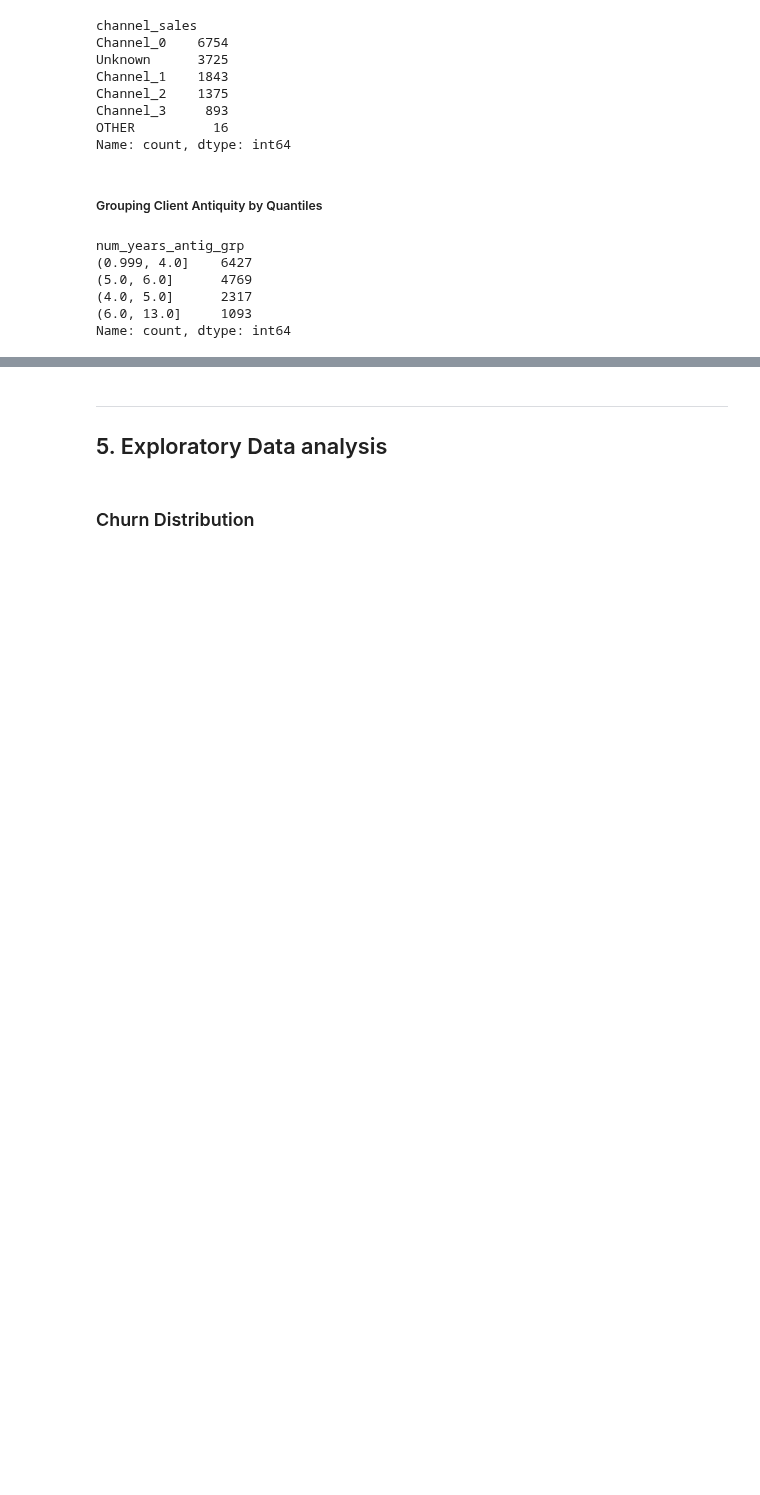
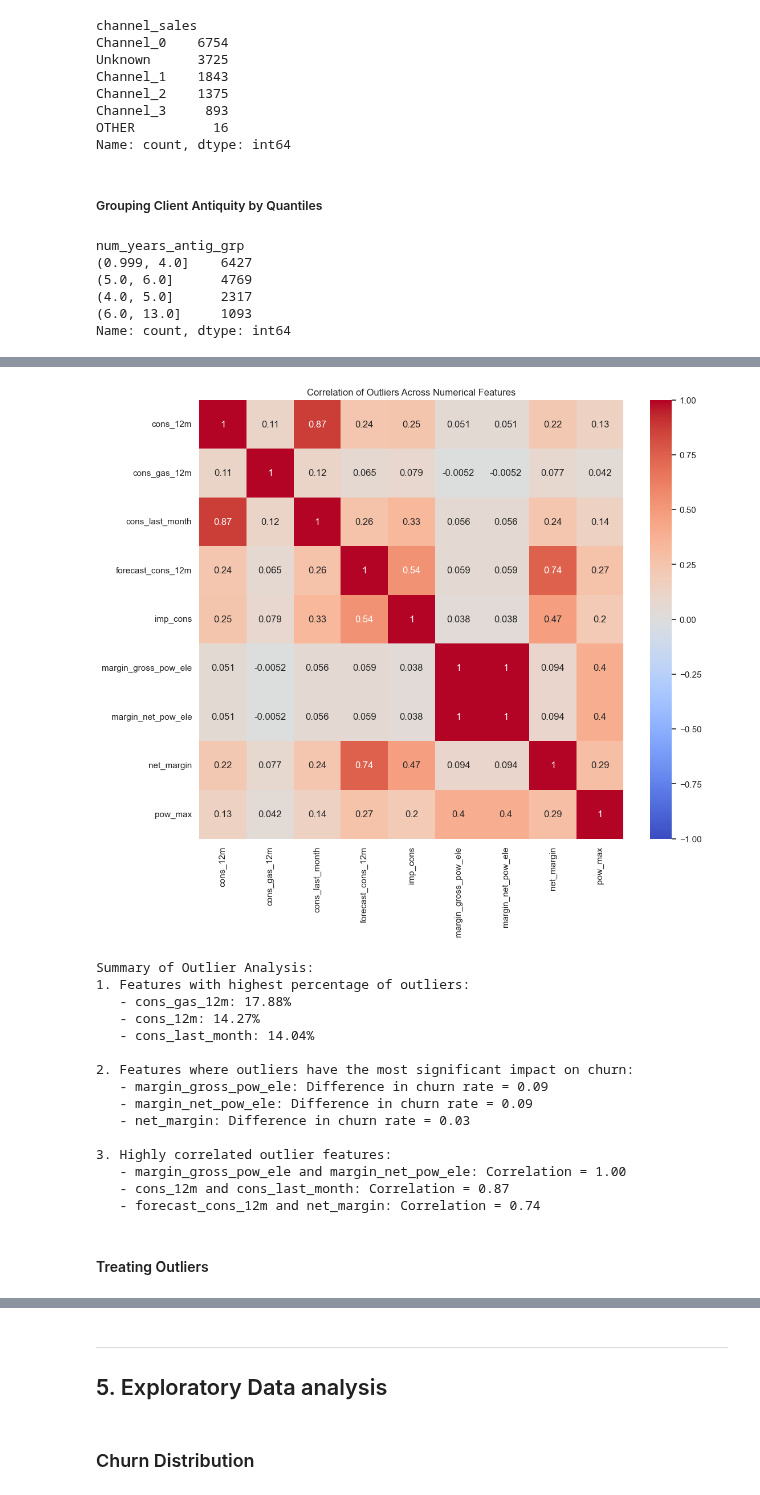
Before and after one commit to ramdhanhdy/DS_Project, a Jupyter notebook: BCG_DataScience_VI/Task2_EDA.ipynb, the cells around one changed output, grey strips where cells are left out. Cells and saved outputs as stored; diff of their text form; code cells hidden in the pictures; blank space fills up the shorter version.

```diff
--- a/BCG_DataScience_VI/Task2_EDA.ipynb
+++ b/BCG_DataScience_VI/Task2_EDA.ipynb
@@ -473,0 +588,58 @@ Name: count, dtype: int64
+# %%
+# Correlation analysis of outliers
+outlier_mask = client_df[numerical_columns].apply(lambda x: (x < x.quantile(0.25) - 1.5 * (x.quantile(0.75) - x.quantile(0.25))) |
+                                                   (x > x.quantile(0.75) + 1.5 * (x.quantile(0.75) - x.quantile(0.25))))
+outlier_corr = outlier_mask.corr()
+
+plt.figure(figsize=(12, 10))
+sns.heatmap(outlier_corr, annot=True, cmap='coolwarm', vmin=-1, vmax=1, center=0)
+plt.title("Correlation of Outliers Across Numerical Features")
+plt.show()
+
+# Summary of findings
+print("\nSummary of Outlier Analysis:")
+print("1. Features with highest percentage of outliers:")
+outlier_percentages = [(column, (identify_outliers(client_df, column)[0].shape[0] / client_df.shape[0]) * 100) for column in numerical_columns]
+for column, percentage in sorted(outlier_percentages, key=lambda x: x[1], reverse=True)[:3]:
+    print(f"   - {column}: {percentage:.2f}%")
+
+print("\n2. Features where outliers have the most significant impact on churn:")
+churn_impact = []
+for column in numerical_columns:
+    outliers, _, _ = identify_outliers(client_df, column)
+    outlier_churn_rate = outliers['churn'].mean()
+    overall_churn_rate = client_df['churn'].mean()
+    churn_impact.append((column, abs(outlier_churn_rate - overall_churn_rate)))
+
+for column, impact in sorted(churn_impact, key=lambda x: x[1], reverse=True)[:3]:
+    print(f"   - {column}: Difference in churn rate = {impact:.2f}")
+
+print("\n3. Highly correlated outlier features:")
+high_corr_pairs = []
+for i in range(len(numerical_columns)):
+    for j in range(i+1, len(numerical_columns)):
+        corr = outlier_corr.iloc[i, j]
+        if abs(corr) > 0.5:
+            high_corr_pairs.append((numerical_columns[i], numerical_columns[j], corr))
+
+for feat1, feat2, corr in sorted(high_corr_pairs, key=lambda x: abs(x[2]), reverse=True)[:3]:
+    print(f"   - {feat1} and {feat2}: Correlation = {corr:.2f}")
+# %% [output]
+[figure, added]
+Summary of Outlier Analysis:
+1. Features with highest percentage of outliers:
+   - cons_gas_12m: 17.88%
+   - cons_12m: 14.27%
+   - cons_last_month: 14.04%
+
+2. Features where outliers have the most significant impact on churn:
+   - margin_gross_pow_ele: Difference in churn rate = 0.09
+   - margin_net_pow_ele: Difference in churn rate = 0.09
+   - net_margin: Difference in churn rate = 0.03
+
+3. Highly correlated outlier features:
+   - margin_gross_pow_ele and margin_net_pow_ele: Correlation = 1.00
+   - cons_12m and cons_last_month: Correlation = 0.87
+   - forecast_cons_12m and net_margin: Correlation = 0.74
+# %% [markdown]
+#### Treating Outliers
```
Also changed, not shown: parts of 11 cells of this notebook.
